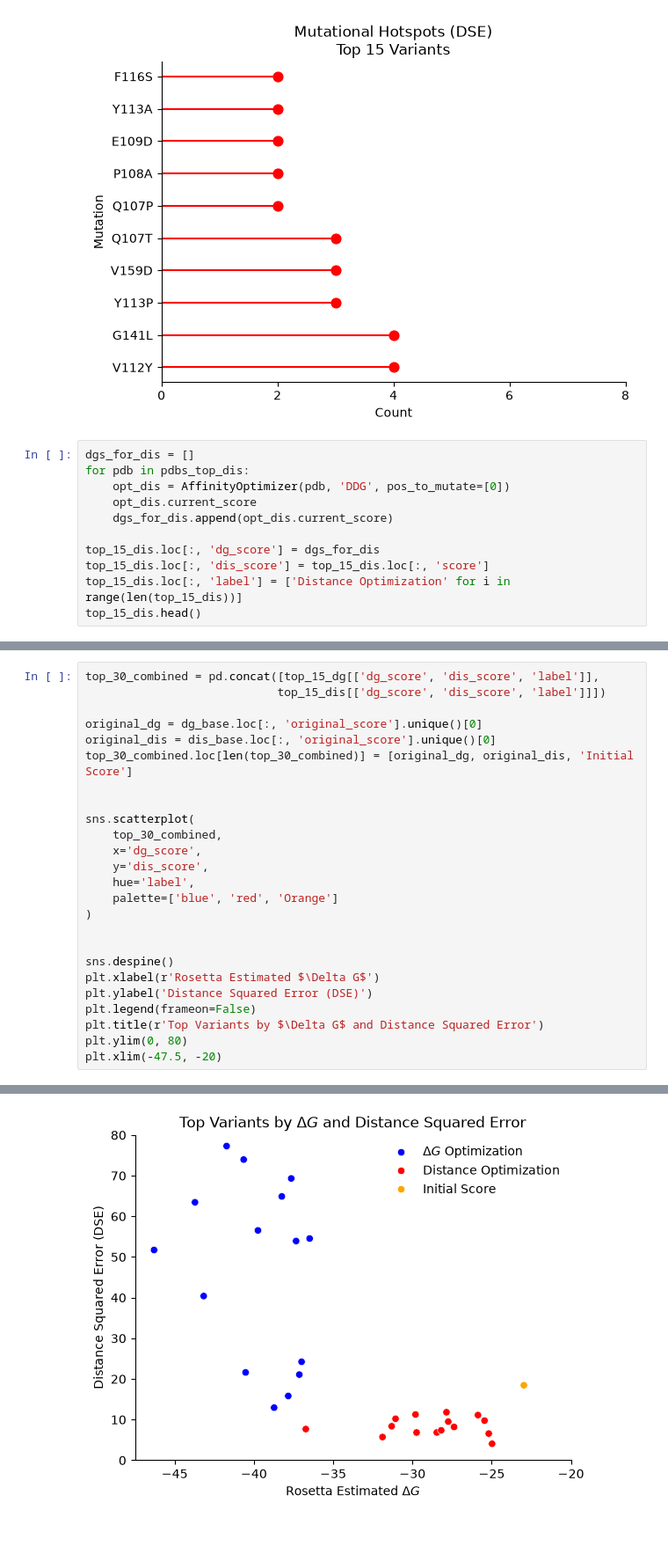
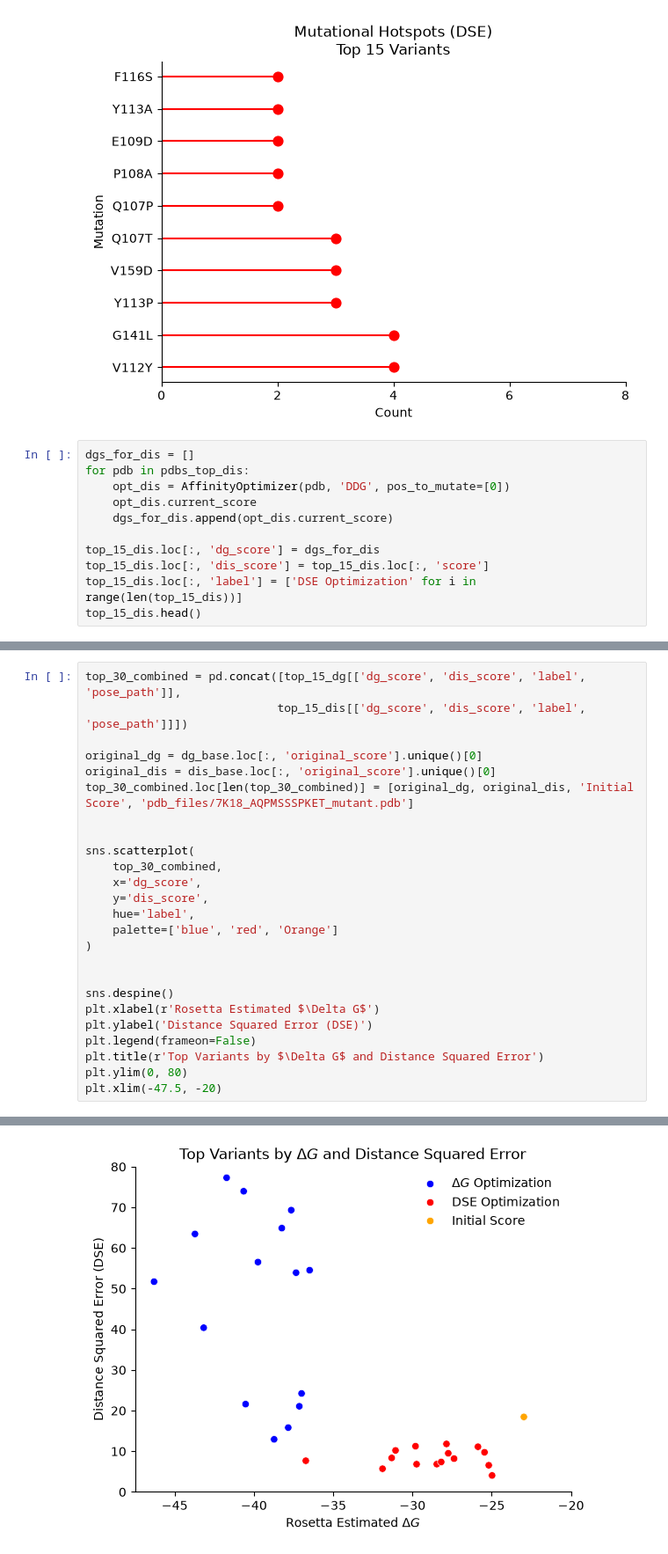
Before and after one commit to jcapecci09/Toxin-Engineering, a Jupyter notebook: project.ipynb, the cells around one changed output, grey strips where cells are left out. Shown at 88% size. Drawn from its saved outputs; the diff is of its cells as text.

```diff
--- a/project.ipynb
+++ b/project.ipynb
@@ -911,7 +912,7 @@ for pdb in pdbs_top_dis:
 
 top_15_dis.loc[:, 'dg_score'] = dgs_for_dis
 top_15_dis.loc[:, 'dis_score'] = top_15_dis.loc[:, 'score']
-top_15_dis.loc[:, 'label'] = ['Distance Optimization' for i in range(len(top_15_dis))]
+top_15_dis.loc[:, 'label'] = ['DSE Optimization' for i in range(len(top_15_dis))]
 top_15_dis.head()
 # %% [output]
 |  | score | type | energy | pose_path | dg_score | dis_score | label |
@@ -942,33 +943,33 @@ top_15_dg.head()
 | 11 | -41.721947 | dg_temp_10 | -247.812359 | variants/dg_temp_10/DDG_12.pdb | 77.292082 | -41.721947 | $\Delta G$ Optimization |
 | 4 | -40.646451 | dg_base | -255.910296 | variants/dg_baseline/DDG_5.pdb | 73.968343 | -40.646451 | $\Delta G$ Optimization |
 # %%
-top_30_combined = pd.concat([top_15_dg[['dg_score', 'dis_score', 'label']],
-                            top_15_dis[['dg_score', 'dis_score', 'label']]])
+top_30_combined = pd.concat([top_15_dg[['dg_score', 'dis_score', 'label', 'pose_path']],
+                            top_15_dis[['dg_score', 'dis_score', 'label', 'pose_path']]])
 
 original_dg = dg_base.loc[:, 'original_score'].unique()[0]
 original_dis = dis_base.loc[:, 'original_score'].unique()[0]
-top_30_combined.loc[len(top_30_combined)] = [original_dg, original_dis, 'Initial Score']
+top_30_combined.loc[len(top_30_combined)] = [original_dg, original_dis, 'Initial Score', 'pdb_files/7K18_AQPMSSSPKET_mutant.pdb']
 
 
 sns.scatterplot(
     top_30_combined,
     x='dg_score',
     y='dis_score',
     hue='label',
     palette=['blue', 'red', 'Orange']
 )
 
 
 sns.despine()
 plt.xlabel(r'Rosetta Estimated $\Delta G$')
 plt.ylabel('Distance Squared Error (DSE)')
 plt.legend(frameon=False)
 plt.title(r'Top Variants by $\Delta G$ and Distance Squared Error')
 plt.ylim(0, 80)
 plt.xlim(-47.5, -20)
 # %% [output]
 (-47.5, -20.0)
-[figure, old version]
+[figure, new version]
 # %%
 wt_dg = AffinityOptimizer('pdb_files/7K18_relaxed.pdb', 'DDG', pos_to_mutate=[0])
 wt_dg_score = wt_dg.current_score
```
Also changed, not shown: parts of 8 cells of this notebook, 9 other files.
